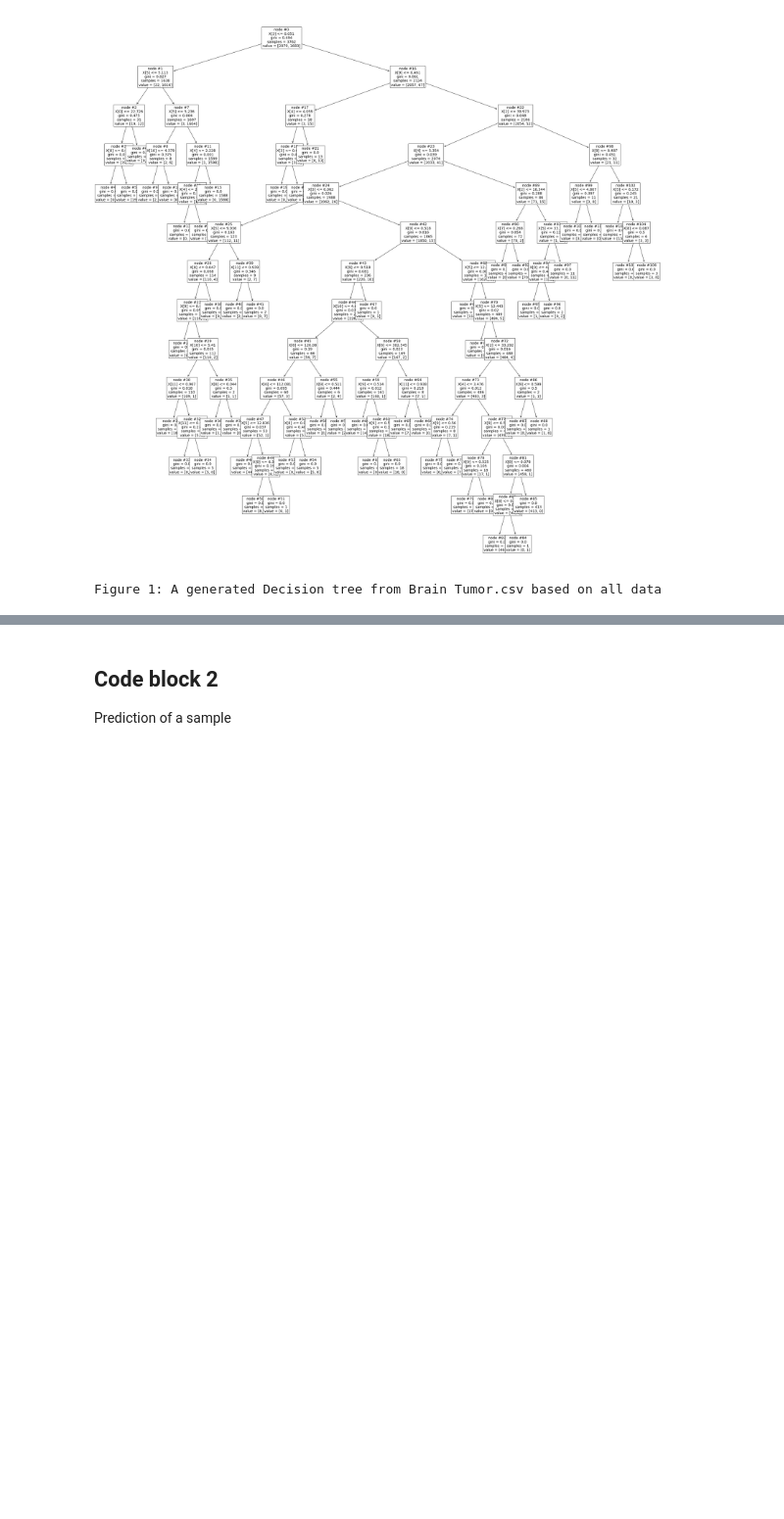
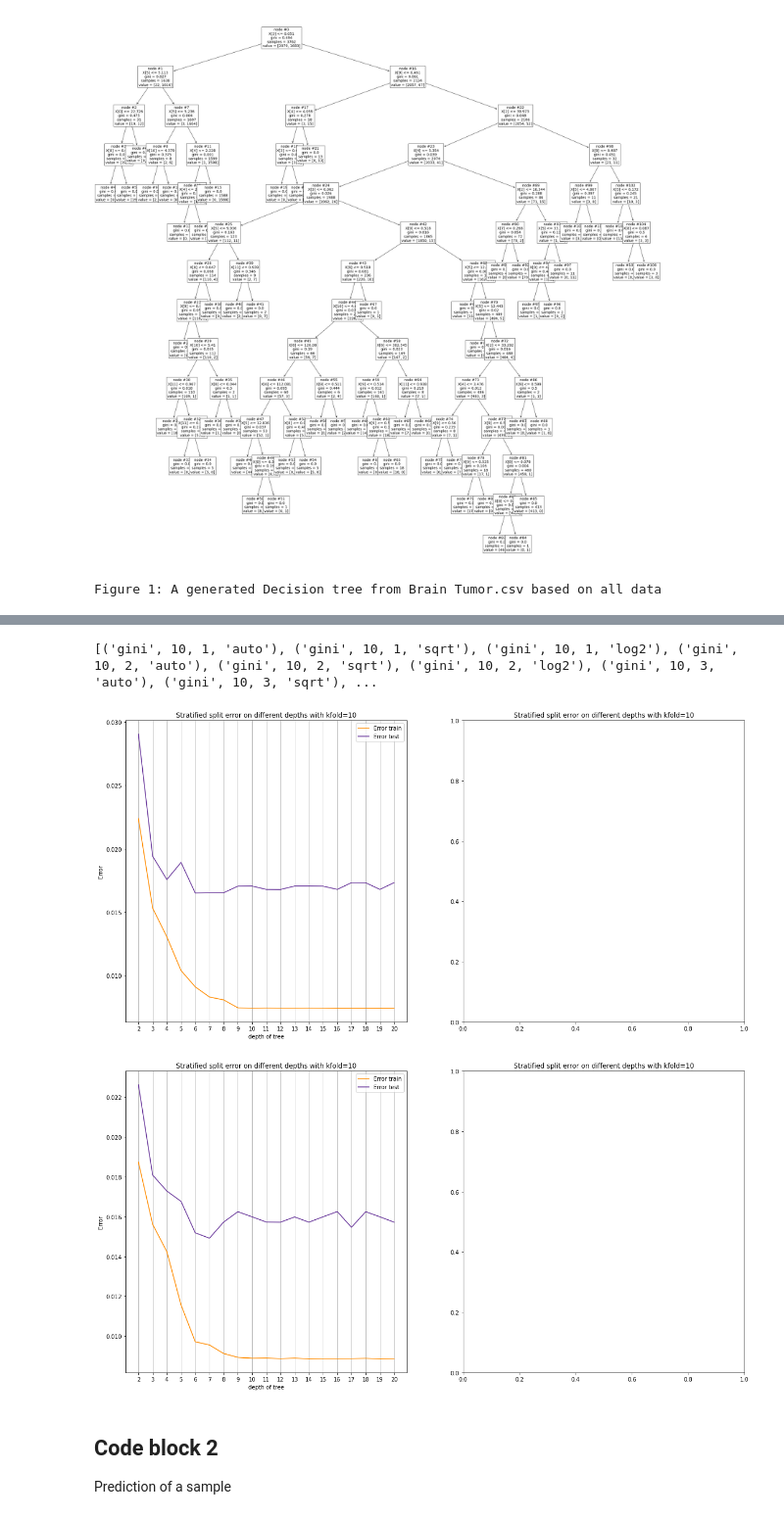
Before and after one commit to Fryke/MRIclassifier, a Jupyter notebook: MRI-classifier.ipynb, the cells around one changed output, grey strips where cells are left out. Shown: that part at 98% size. Drawn from its saved outputs; the diff is of its cells as text; code cells hidden in the pictures; blank space fills up the shorter version.

Commit message:
min split and leaf

```diff
--- a/MRI-classifier.ipynb
+++ b/MRI-classifier.ipynb
@@ -128,3 +64,68 @@ for i in range(1):
+# %%
+import itertools
+from sklearn.linear_model import LogisticRegression
+
+hyper_params = {
+    'criterion': ['gini', 'entropy', 'log_loss'],
+    'min_sample_split': [10, 20, 30, 40, 50, 60, 70, 80, 90, 100],
+    'min_samples_leaf': [1, 2, 3],
+    'max_features': ['auto', 'sqrt', 'log2']
+}
+
+a = hyper_params.values()
+combinations = list(itertools.product(*a))
+
+for c in combinations:
+    LogisticRegression(penalty=c[0], class_weight=c[1], max_iter=c[2])
+# %% [output]
+[('gini', 10, 1, 'auto'), ('gini', 10, 1, 'sqrt'), ('gini', 10, 1, 'log2'), ('gini', 10, 2, 'auto'), ('gini', 10, 2, 'sqrt'), ('gini', 10, 2, 'log2'), ('gini', 10, 3, 'auto'), ('gini', 10, 3, 'sqrt'), ...
+# %%
+from sklearn.model_selection import train_test_split
+import numpy as np
+from sklearn.model_selection import StratifiedKFold
+from tqdm import tqdm
+
+skf = StratifiedKFold(n_splits=100)
+
+def splitFunction(criterion, minSampleSplit, minSampleLeaf):
+    error_train = []
+    error_test = []
+    f, axs = plt.subplots(1, 2, figsize=(20,10))
+
+    for depth in tqdm(range(2,21)):
+        train_depth = []
+        test_depth = []
+
+        for train_index, test_index in skf.split(X, y):
+            X_train, X_test = X[train_index], X[test_index]
+            y_train, y_test = y[train_index], y[test_index]
+
+            dtc = tree.DecisionTreeClassifier(criterion=criterion, max_depth=depth, min_samples_split=minSampleSplit, min_samples_leaf=minSampleLeaf)
+            dtc = dtc.fit(X_train, y_train)
+
+            train_depth.append(1 - dtc.score(X_train, y_train))
+            test_depth.append(1 - dtc.score(X_test, y_test))
+
+        error_train.append(np.mean(np.array(train_depth)))
+        error_test.append(np.mean(np.array(test_depth)))
+
+    axs[0].plot(np.arange(2, 21), error_train, label='Error train', color='darkorange')
+    axs[0].plot(np.arange(2, 21), error_test, label='Error test', color='rebeccapurple')
+    axs[0].set_xlabel('depth of tree')
+    axs[0].set_ylabel('Error')
+    axs[0].set_title('Stratified split error on different depths with kfold=10')
+    axs[0].set_xticks(np.arange(2, 21))
+    axs[0].grid(axis = 'x')
+    axs[0].legend()
+
+    plt.title('Stratified split error on different depths with kfold=10')
+
+for i in range(1):
+    splitFunction("entropy", 20, 2)
+    splitFunction("gini", 20, 2)
+# %% [output]
+[figure, added]
+[figure, added]
 # %% [markdown]
 ## Code block 2
 Prediction of a sample
```
Also changed, not shown: parts of 2 cells of this notebook.
